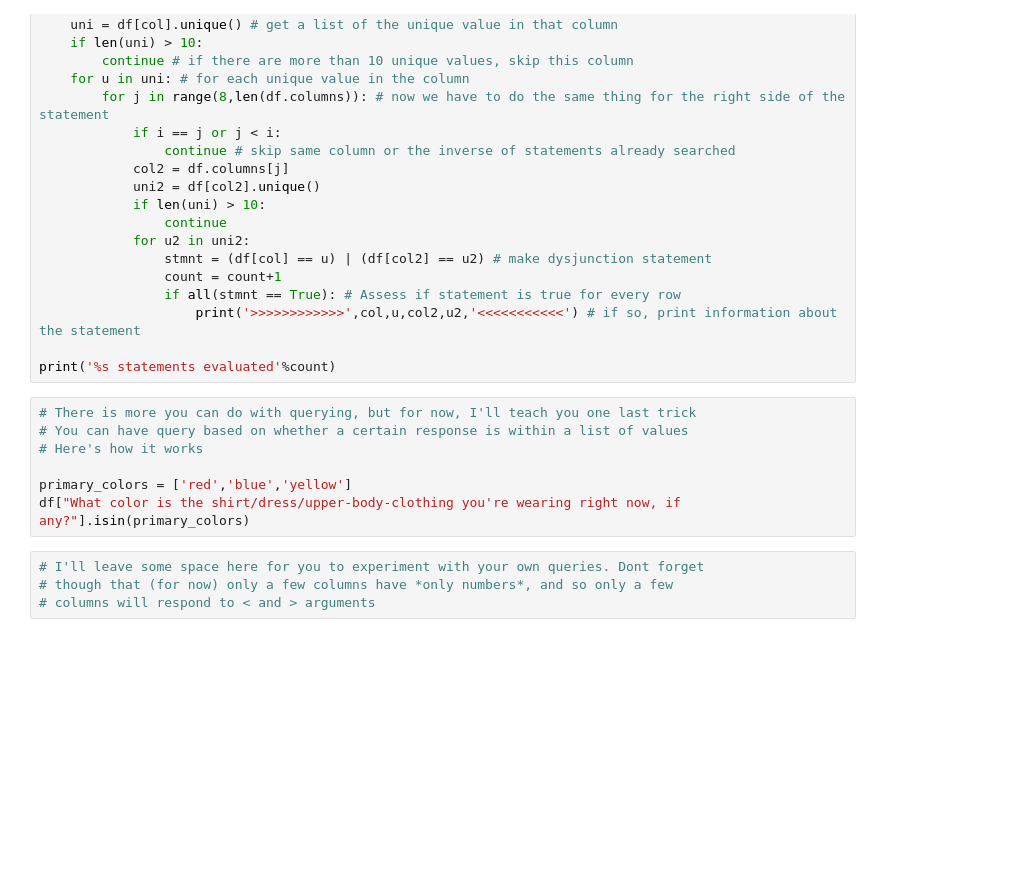
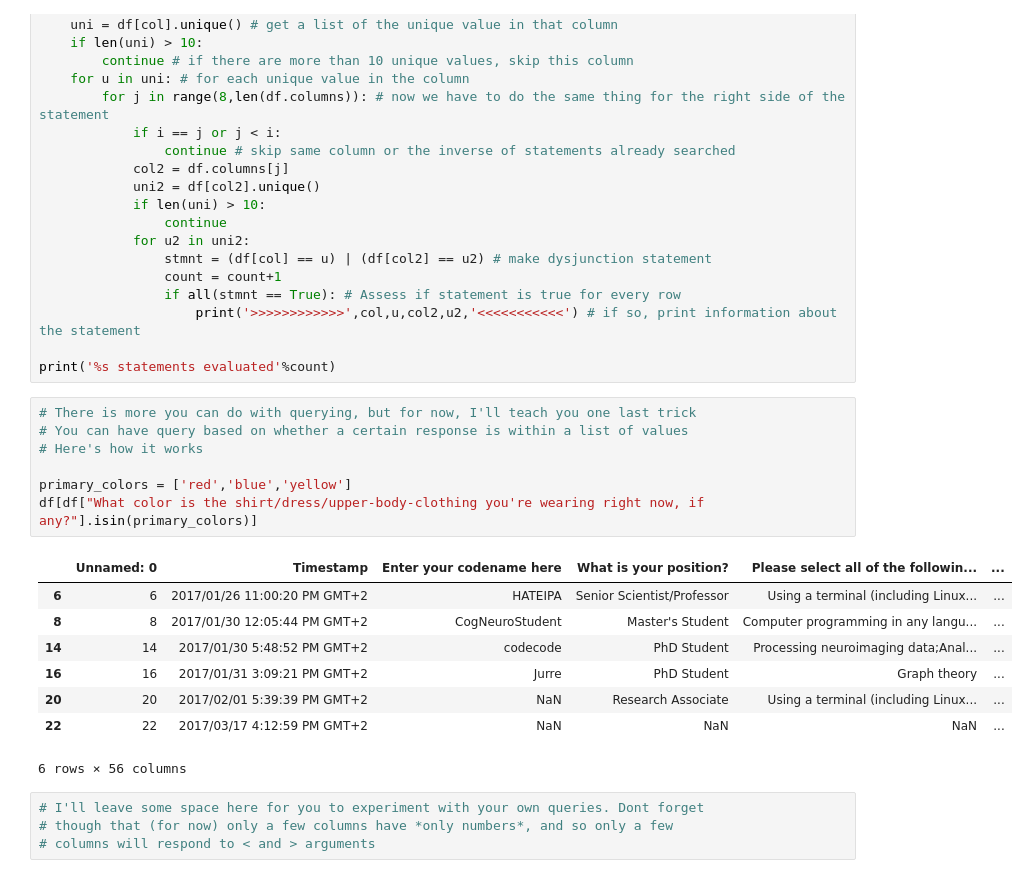
Before and after one commit to angela-tam/pycourse, a Jupyter notebook: Lesson_3B.ipynb, the cells around one changed output. Cells and saved outputs as stored; diff of their text form; blank space fills up the shorter version.

```diff
--- a/Lesson_3B.ipynb
+++ b/Lesson_3B.ipynb
@@ -346,10 +662,19 @@ print('%s statements evaluated'%count)
 # %%
 # There is more you can do with querying, but for now, I'll teach you one last trick
 # You can have query based on whether a certain response is within a list of values
 # Here's how it works
 
 primary_colors = ['red','blue','yellow']
-df["What color is the shirt/dress/upper-body-clothing you're wearing right now, if any?"].isin(primary_colors)
+df[df["What color is the shirt/dress/upper-body-clothing you're wearing right now, if any?"].isin(primary_colors)]
+# %% [output]
+|  | Unnamed: 0 | Timestamp | Enter your codename here | What is your position? | Please select all of the followin... | ... |
+| 6 | 6 | 2017/01/26 11:00:20 PM GMT+2 | HATEIPA | Senior Scientist/Professor | Using a terminal (including Linux... | ... |
+| 8 | 8 | 2017/01/30 12:05:44 PM GMT+2 | CogNeuroStudent | Master's Student | Computer programming in any langu... | ... |
+| 14 | 14 | 2017/01/30 5:48:52 PM GMT+2 | codecode | PhD Student | Processing neuroimaging data;Anal... | ... |
+| 16 | 16 | 2017/01/31 3:09:21 PM GMT+2 | Jurre | PhD Student | Graph theory | ... |
+| 20 | 20 | 2017/02/01 5:39:39 PM GMT+2 | NaN | Research Associate | Using a terminal (including Linux... | ... |
+| 22 | 22 | 2017/03/17 4:12:59 PM GMT+2 | NaN | NaN | NaN | ... |
+6 rows × 56 columns
 # %%
 # I'll leave some space here for you to experiment with your own queries. Dont forget
 # though that (for now) only a few columns have *only numbers*, and so only a few
```
Also changed, not shown: parts of 25 cells of this notebook, 2 other files.
